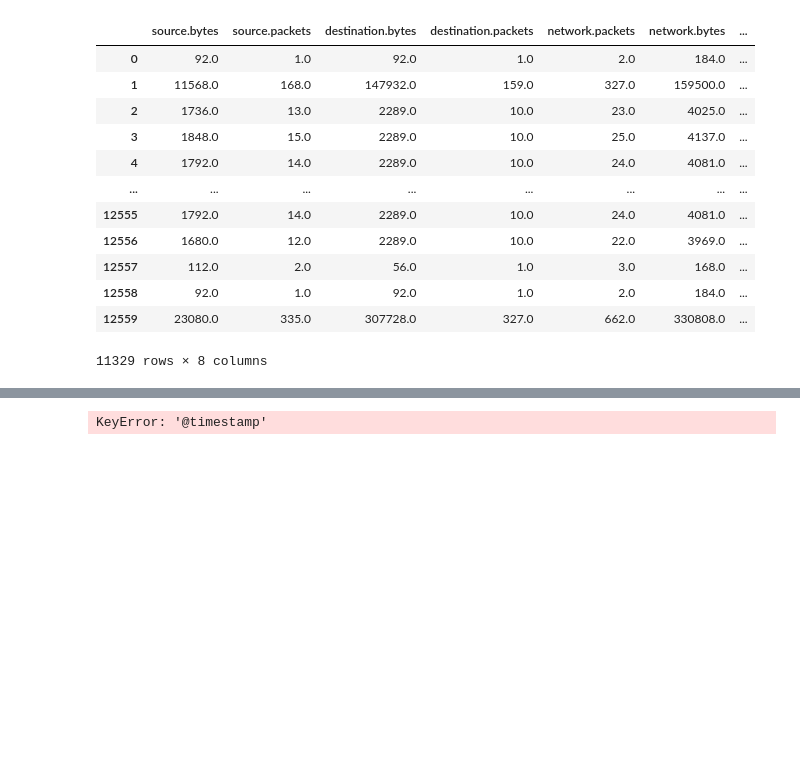
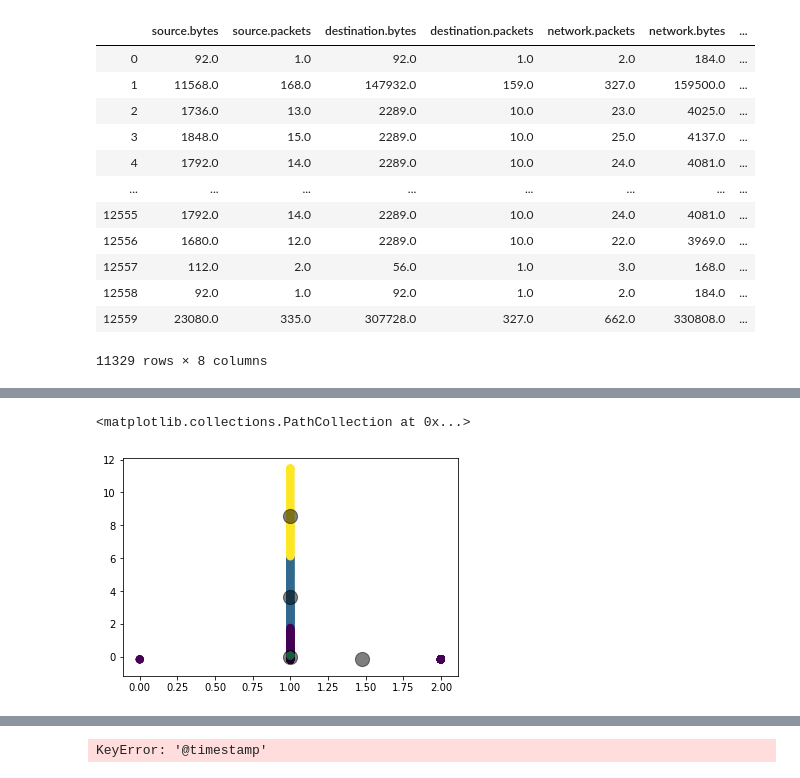
Before and after one commit to xetxezarreta/docker-elk, a Jupyter notebook: sb-ml/clustering/clustering-packetbeat.ipynb, the cells around one changed output, grey strips where cells are left out. Drawn from its saved outputs; the diff is of its cells as text; code cells hidden in the pictures; blank space fills up the shorter version.

Commit message:
dbscan_kmeans

```diff
--- a/sb-ml/clustering/clustering-packetbeat.ipynb
+++ b/sb-ml/clustering/clustering-packetbeat.ipynb
@@ -95,0 +66,3 @@ X = df
+# %%
+column = df['network.transport']
+column
@@ -95,0 +82,8 @@ X = df
+# %%
+from sklearn.preprocessing import StandardScaler
+
+X = df
+standarized = StandardScaler().fit_transform(X[['source.bytes', 'source.packets', 'destination.bytes', 'destination.packets', 'network.packets', 'network.bytes', 'event.duration']])
+standarized = pd.DataFrame(standarized, columns = ['source.bytes', 'source.packets', 'destination.bytes', 'destination.packets', 'network.packets', 'network.bytes', 'event.duration'])
+standarized.insert(0, 'network.transport', column)
+standarized
@@ -144,0 +153,13 @@ plt.show()
+# %%
+from sklearn.cluster import KMeans
+X = standarized
+kmeans = KMeans(n_clusters=4)
+kmeans.fit(X)
+y_kmeans = kmeans.predict(X)
+plt.scatter(X.iloc[:, 0], X.iloc[:, 1], c=y_kmeans, s=50, cmap='viridis')
+
+centers = kmeans.cluster_centers_
+plt.scatter(centers[:, 0], centers[:, 1], c='black', s=200, alpha=0.5)
+# %% [output]
+<matplotlib.collections.PathCollection at 0x...>
+[figure, added]
```
Also changed, not shown: parts of 12 cells of this notebook.
